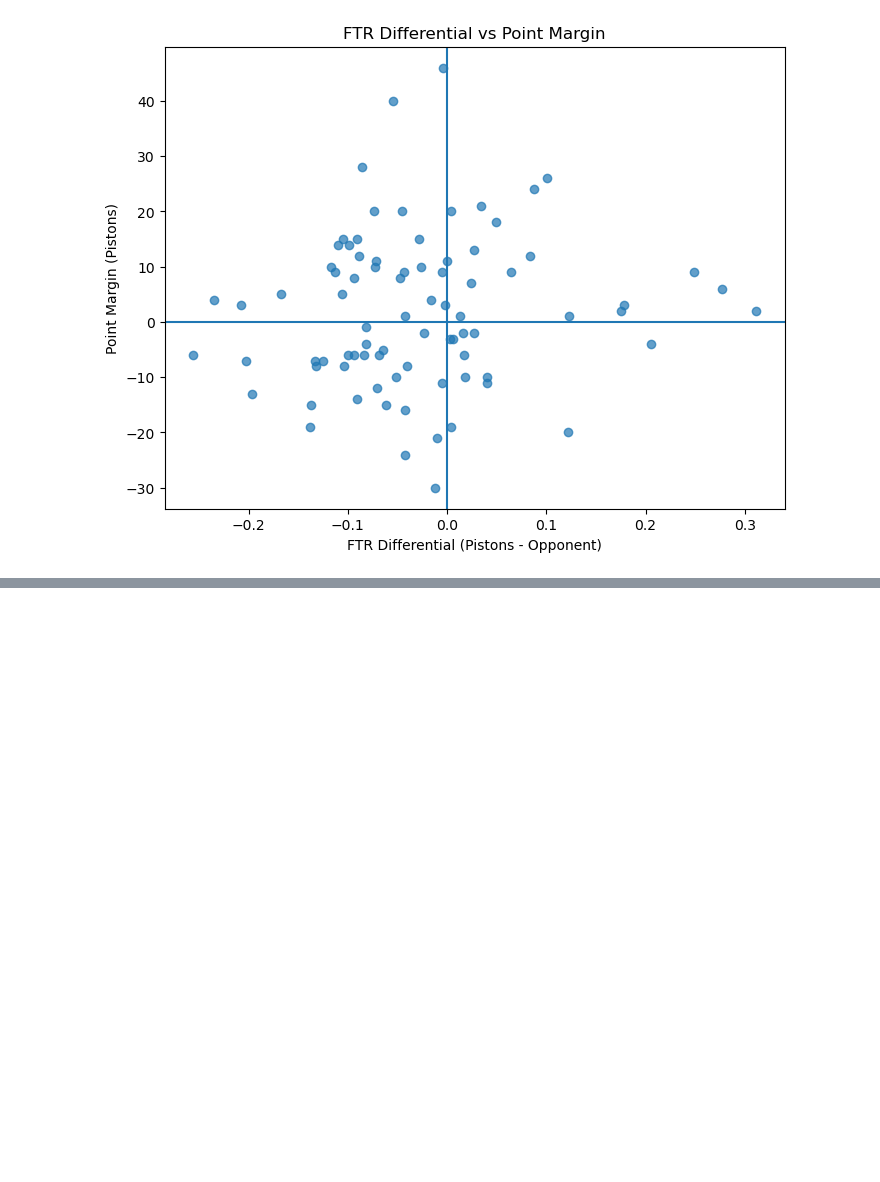
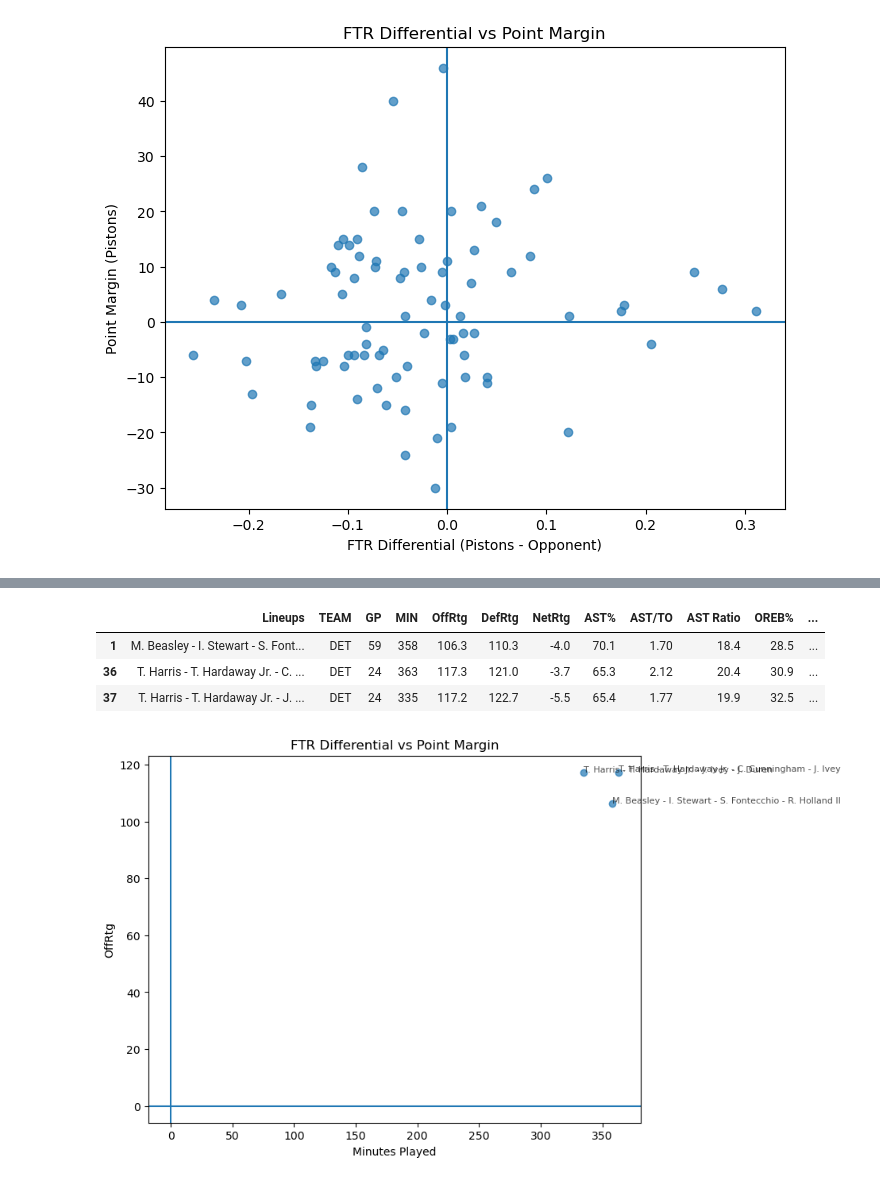
Before and after one commit to thejjserg/basketball-analytics, a Jupyter notebook: Projects/Final-Project.ipynb, the cells around one changed output, grey strips where cells are left out. Saved outputs shown, nothing was run; the diff lists cells and outputs as text; code cells hidden in the pictures; blank space fills up the shorter version.

```diff
--- a/Projects/Final-Project.ipynb
+++ b/Projects/Final-Project.ipynb
@@ -784,0 +848,47 @@ plt.show()
+# %%
+# 4-Man Lineup Analysis
+lineup = pd.read_excel("Pistons-Lineup-Data-2024-25.xlsx", sheet_name = "4-Player All Games Advanced")
+
+# Filter on >300 Minutes Played
+lineup = lineup[lineup["MIN"] >= 300]
+
+# Filter on NetRtg > -
+lineup = lineup[lineup["NetRtg"] < 0]
+lineup.to_excel("Lineup-4-Man_Worst-NetRtg.xlsx", index = False)
+
+lineup
+# %% [output]
+|  | Lineups | TEAM | GP | MIN | OffRtg | DefRtg | NetRtg | AST% | AST/TO | AST Ratio | OREB% | ... |
+| 1 | M. Beasley - I. Stewart - S. Font... | DET | 59 | 358 | 106.3 | 110.3 | -4.0 | 70.1 | 1.70 | 18.4 | 28.5 | ... |
+| 36 | T. Harris - T. Hardaway Jr. - C. ... | DET | 24 | 363 | 117.3 | 121.0 | -3.7 | 65.3 | 2.12 | 20.4 | 30.9 | ... |
+| 37 | T. Harris - T. Hardaway Jr. - J. ... | DET | 24 | 335 | 117.2 | 122.7 | -5.5 | 65.4 | 1.77 | 19.9 | 32.5 | ... |
+# %%
+plt.figure(figsize=(8, 6))
+
+plt.scatter(
+    lineup["MIN"],
+    lineup["OffRtg"],
+    alpha=0.7
+)
+
+# Reference lines
+plt.axhline(0)
+plt.axvline(0)
+
+# Label each point with player name
+for _, row in lineup.iterrows():
+    plt.text(
+        row["MIN"] + x_offset,
+        row["OffRtg"] + y_offset,
+        row["Lineups"],
+        fontsize=8,
+        alpha=0.7
+    )
+
+plt.title("FTR Differential vs Point Margin")
+plt.xlabel("Minutes Played")
+plt.ylabel("OffRtg")
+
+plt.show()
+# %% [output]
+[figure, added]
```
Also changed, not shown: parts of 4 cells of this notebook, 8 other files.
